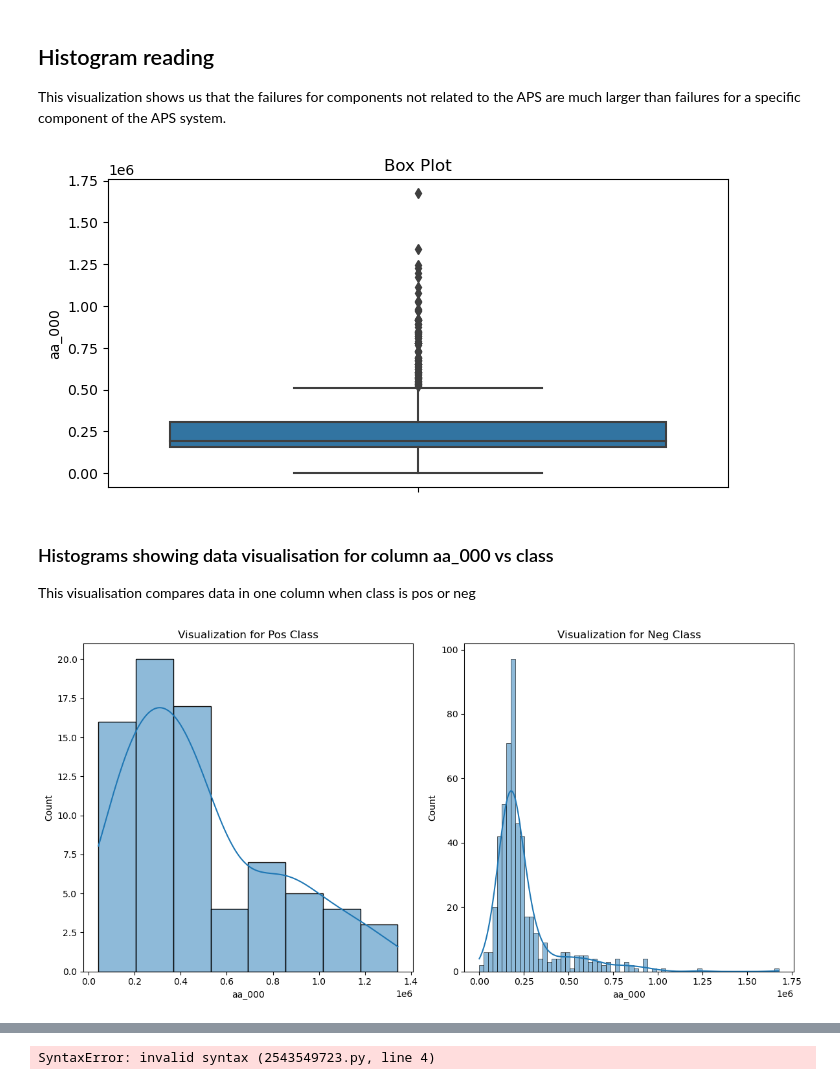
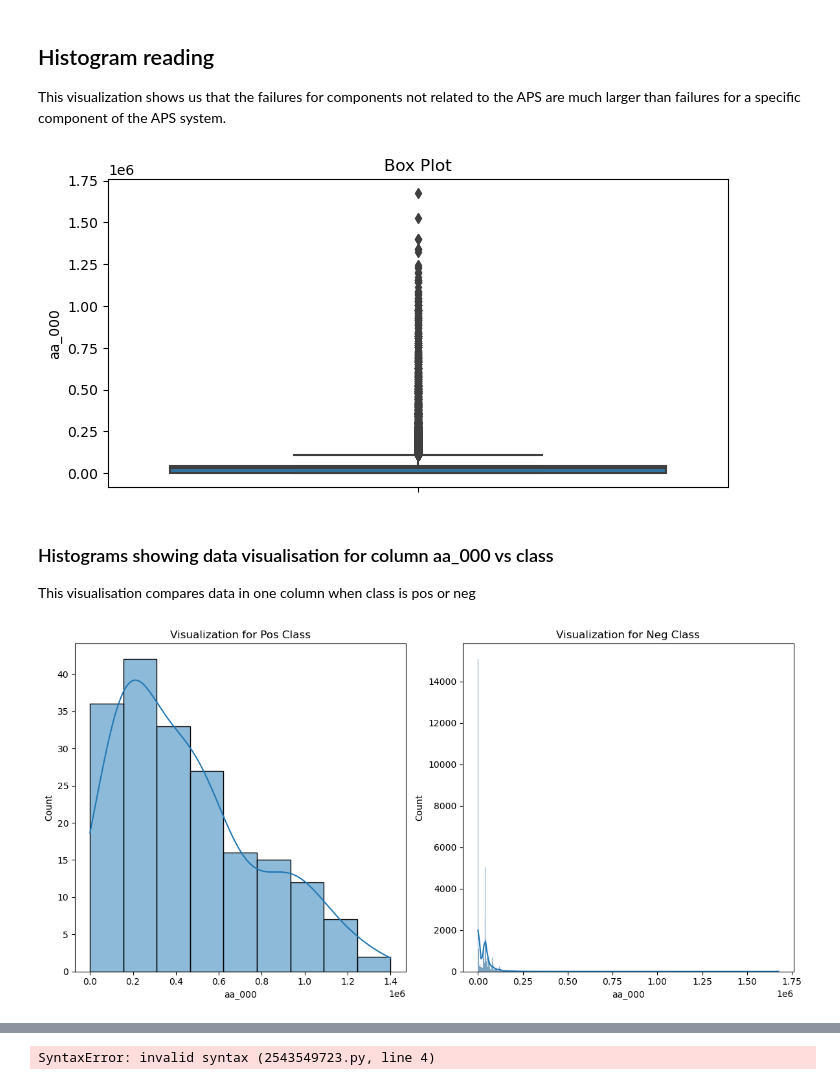
Before and after one commit to ashammar1/Data-PrepHDip, a Jupyter notebook: AlaaShammary_DPrepHDip_CA1.ipynb, the cells around one changed output, grey strips where cells are left out. Cells and saved outputs as stored; diff of their text form; code cells hidden in the pictures.

```diff
--- a/AlaaShammary_DPrepHDip_CA1.ipynb
+++ b/AlaaShammary_DPrepHDip_CA1.ipynb
@@ -193,0 +167,3 @@ memory usage: 794.2+ KB
+# %%
+aps_df_cleaned = aps_df.dropna(axis=0)
+aps_df_cleaned
@@ -268,43 +258,43 @@ import seaborn as sns
 
 # Create a box plot of a numeric column 'class'
 plt.figure(figsize=(8, 4))
-sns.boxplot(data=apsfailureset_df_cleaned, y='aa_000')
+sns.boxplot(data=aps_df_cleaned, y='aa_000')
 plt.title('Box Plot')
 plt.show()
 # %% [output]
-[figure, old version]
+[figure, new version]
 # %% [markdown]
 ### Histograms showing data visualisation for column aa_000 vs class
 This visualisation compares data in one column when class is pos or neg
 # %%
 %matplotlib inline
 import seaborn as sns
 import matplotlib.pyplot as plt
 
-df = apsfailureset_df_cleaned
+df = aps_df_cleaned
 # Filter the DataFrame for 'pos' class
 df_pos = df[df['class'] == 'pos']
 
 # Filter the DataFrame for 'neg' class
 df_neg = df[df['class'] == 'neg']
 
 # Create visualizations for the 'column_to_visualize' for both 'pos' and 'neg' classes
 plt.figure(figsize=(12, 6))
 
 # Visualization for 'pos' class
 plt.subplot(1, 2, 1)
 sns.histplot(data=df_pos, x='aa_000', kde=True)
 plt.title('Visualization for Pos Class')
 
 # Visualization for 'neg' class
 plt.subplot(1, 2, 2)
 sns.histplot(data=df_neg, x='aa_000', kde=True)
 plt.title('Visualization for Neg Class')
 
 plt.tight_layout()
 plt.show()
 # %% [output]
-[figure, old version]
+[figure, new version]
 # %%
 %matplotlib inline
 import seaborn as sns
```
Also changed, not shown: parts of 17 cells of this notebook.
